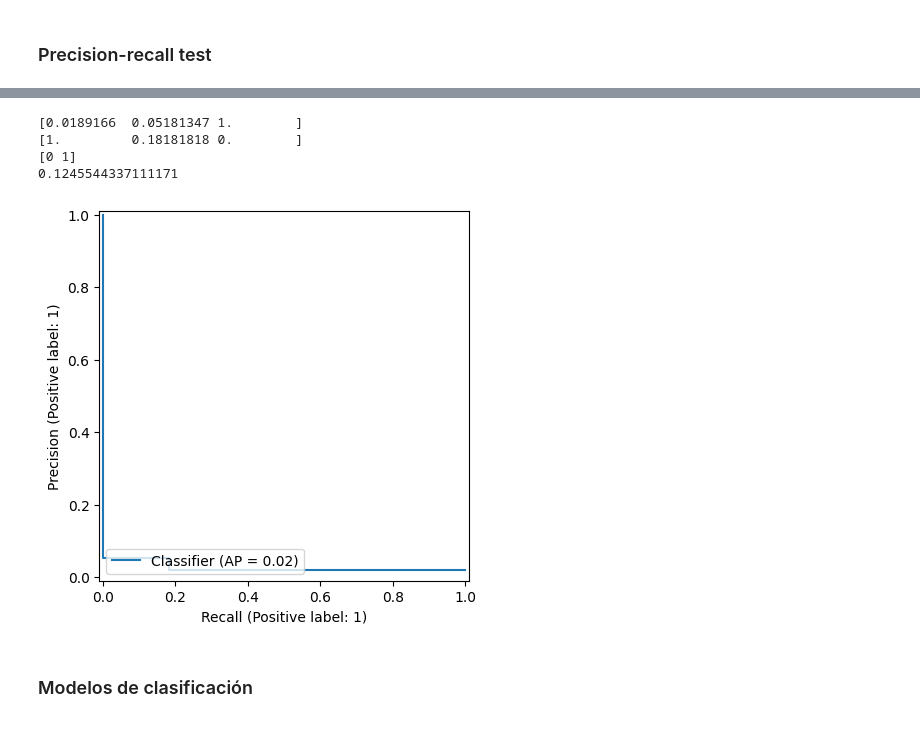
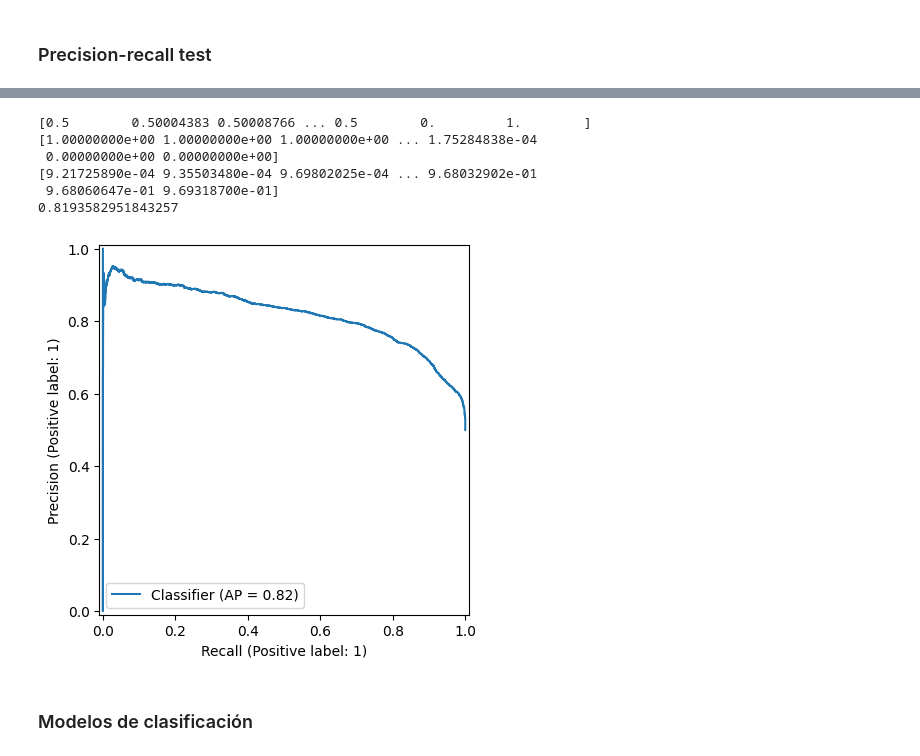
Before and after one commit to antoniocc12/Prediccion-ictus, a Jupyter notebook: notebooks/stroke.ipynb, the cells around one changed output, grey strips where cells are left out. Saved outputs shown, nothing was run; the diff lists cells and outputs as text; code cells hidden in the pictures.

```diff
--- a/notebooks/stroke.ipynb
+++ b/notebooks/stroke.ipynb
@@ -586,0 +597,5 @@ print(study.best_value)
+# %%
+X_train.reset_index(drop=True, inplace=True)
+X_test.reset_index(drop=True, inplace=True)
+y_train.reset_index(drop=True, inplace=True)
+y_test.reset_index(drop=True, inplace=True)
@@ -592,19 +625,23 @@ smote_params = {'k_neighbors': 9, 'sampling_strategy': 1.0, 'categorical_feature
 smote = SMOTENC(**smote_params)
 
 X_train_res, y_train_res = smote.fit_resample(X_train, y_train)
+# X_test_res, y_test_res = smote.fit_resample(X_test, y_test)
 
 X_train_res_cat = X_train_res.iloc[:, 8:10]
-X_test_cat = X_test.iloc[:, 8:10]
+#X_test_res_cat = X_test_res.iloc[:, 8:10]
 X_train_res_num = X_train_res.iloc[:, 0:8]
-X_test_num = X_test.iloc[:, 0:8]
+#X_test_res_num = X_test_res.iloc[:, 0:8]
 
 oHec = OneHotEncoder(drop='first')
 X_train_res_cat = oHec.fit_transform(X_train_res_cat)
-X_test_enc_cat = oHec.transform(X_test_cat)
+# X_test_enc_cat = oHec.transform(X_test_res_cat)
 X_train_res_cat = pd.DataFrame(X_train_res_cat.toarray(), columns=oHec.get_feature_names_out())
-X_test_enc_cat = pd.DataFrame(X_test_enc_cat.toarray(), columns=oHec.get_feature_names_out())
+# X_test_enc_cat = pd.DataFrame(X_test_enc_cat.toarray(), columns=oHec.get_feature_names_out())
 X_train_res = pd.concat([X_train_res_num.reset_index(drop=True), X_train_res_cat.reset_index(drop=True)], axis=1)
-X_test_enc = pd.concat([X_test_num.reset_index(drop=True), X_test_enc_cat.reset_index(drop=True)], axis=1)
+# X_test_enc = pd.concat([X_test_res_num.reset_index(drop=True), X_test_enc_cat.reset_index(drop=True)], axis=1)
+
+X_train_smote, y_train_smote = X_train_res[len(X_train):], y_train_res[len(y_train):]
+synthetic_rows = list(X_train_smote.index)
 # %%
 # # Define the categorical features indices
 # categorical_features = [8, 9]
@@ -657,3 +690,7 @@ Ranking de características:  [1 2]
 # X = X[X.columns[imp_features]]
 # %% [markdown]
 ### Precision-recall test
+# %%
+model = XGBClassifier()
+model.fit(X_train_res,y_train_res)
+y_pred = model.predict_proba(X_test_enc)
@@ -660,21 +707,23 @@ Ranking de características:  [1 2]
 # %%
-model = XGBClassifier()
+model = LogisticRegression()
 model.fit(X_train_res,y_train_res)
-# y_pred = model.predict_proba(X_test_enc)[:, 1]
-y_pred = model.predict(X_test_enc)
-precision, recall, thresholds = precision_recall_curve(y_test, y_pred)
+y_pred = model.predict_proba(X_test_enc)[:, 1]
+#y_pred = model.predict(X_test_enc)
+precision, recall, thresholds = precision_recall_curve(y_test_res, y_pred)
 auc_precision_recall = auc(recall, precision)
 print(precision, recall, thresholds, auc_precision_recall, sep='\n')
 # %% [output]
-[0.0189166  0.05181347 1.        ]
-[1.         0.18181818 0.        ]
-[0 1]
-0.1245544337111171
+[0.5        0.50004383 0.50008766 ... 0.5        0.         1.        ]
+[1.00000000e+00 1.00000000e+00 1.00000000e+00 ... 1.75284838e-04
+ 0.00000000e+00 0.00000000e+00]
+[9.21725890e-04 9.35503480e-04 9.69802025e-04 ... 9.68032902e-01
+ 9.68060647e-01 9.69318700e-01]
+0.8193582951843257
 # %%
-PrecisionRecallDisplay.from_predictions(y_test, y_pred)
+PrecisionRecallDisplay.from_predictions(y_test_res, y_pred)
 plt.show()
 # %% [output]
-[figure, old version]
+[figure, new version]
 # %% [markdown]
 ### Modelos de clasificación
 # %%
```
Also changed, not shown: parts of 18 cells of this notebook, 1 other file.
